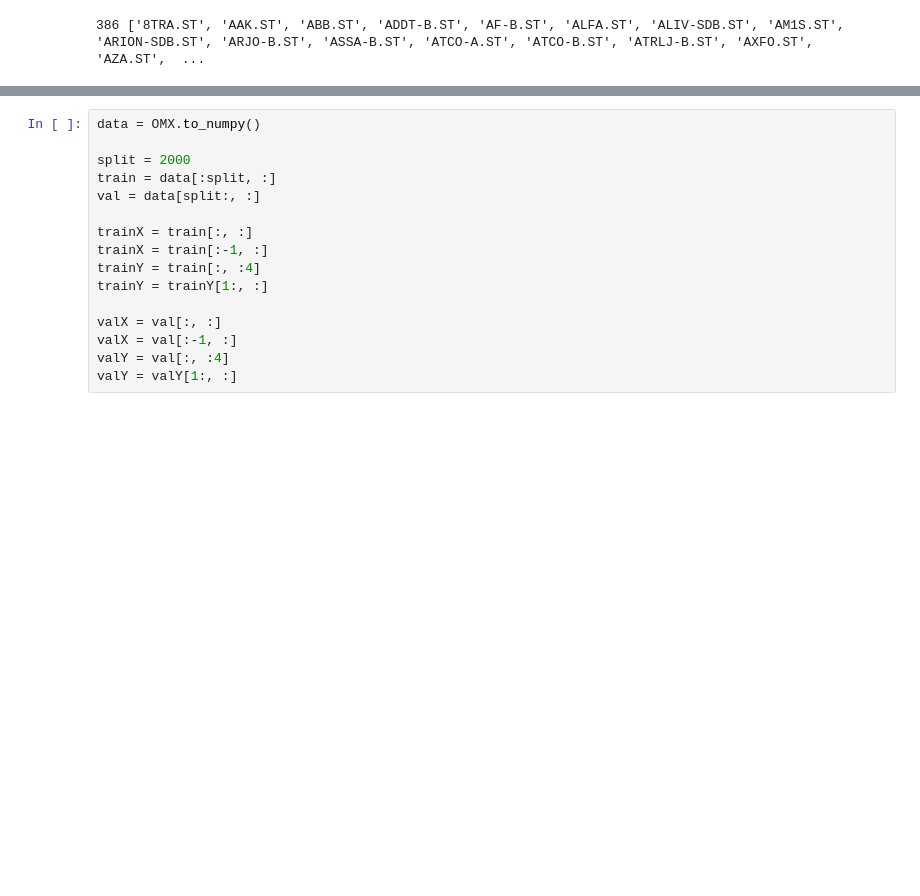
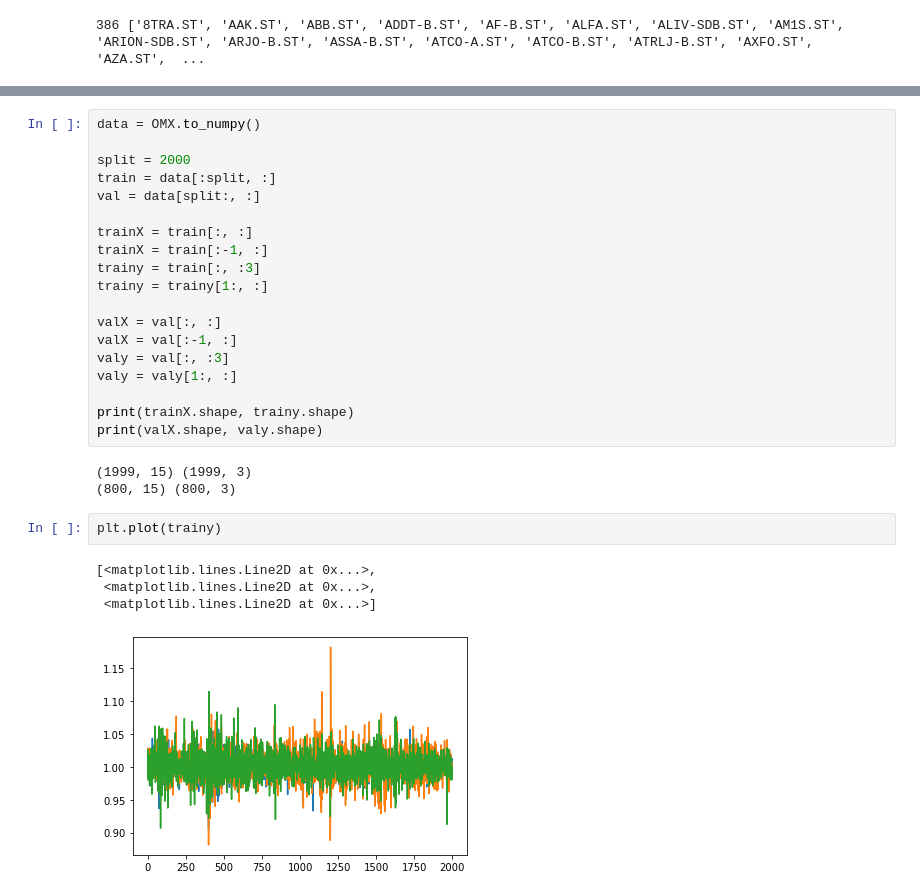
Before and after one commit to tekniktomten/LSTM-for-predicting-returns, a Jupyter notebook: LSTM.ipynb, the cells around one changed output, grey strips where cells are left out. Cells and saved outputs as stored; diff of their text form; blank space fills up the shorter version.

```diff
--- a/LSTM.ipynb
+++ b/LSTM.ipynb
@@ -50,12 +77,25 @@ val = data[split:, :]
 
 trainX = train[:, :]
 trainX = train[:-1, :]
-trainY = train[:, :4]
-trainY = trainY[1:, :]
+trainy = train[:, :3]
+trainy = trainy[1:, :]
 
 valX = val[:, :]
 valX = val[:-1, :]
-valY = val[:, :4]
-valY = valY[1:, :]
+valy = val[:, :3]
+valy = valy[1:, :]
+
+print(trainX.shape, trainy.shape)
+print(valX.shape, valy.shape)
+# %% [output]
+(1999, 15) (1999, 3)
+(800, 15) (800, 3)
+# %%
+plt.plot(trainy)
+# %% [output]
+[<matplotlib.lines.Line2D at 0x...>,
+ <matplotlib.lines.Line2D at 0x...>,
+ <matplotlib.lines.Line2D at 0x...>]
+[figure, added]
 # %%
 plt.plot(valX[:100, 2])
```
Also changed, not shown: parts of 11 cells of this notebook.
